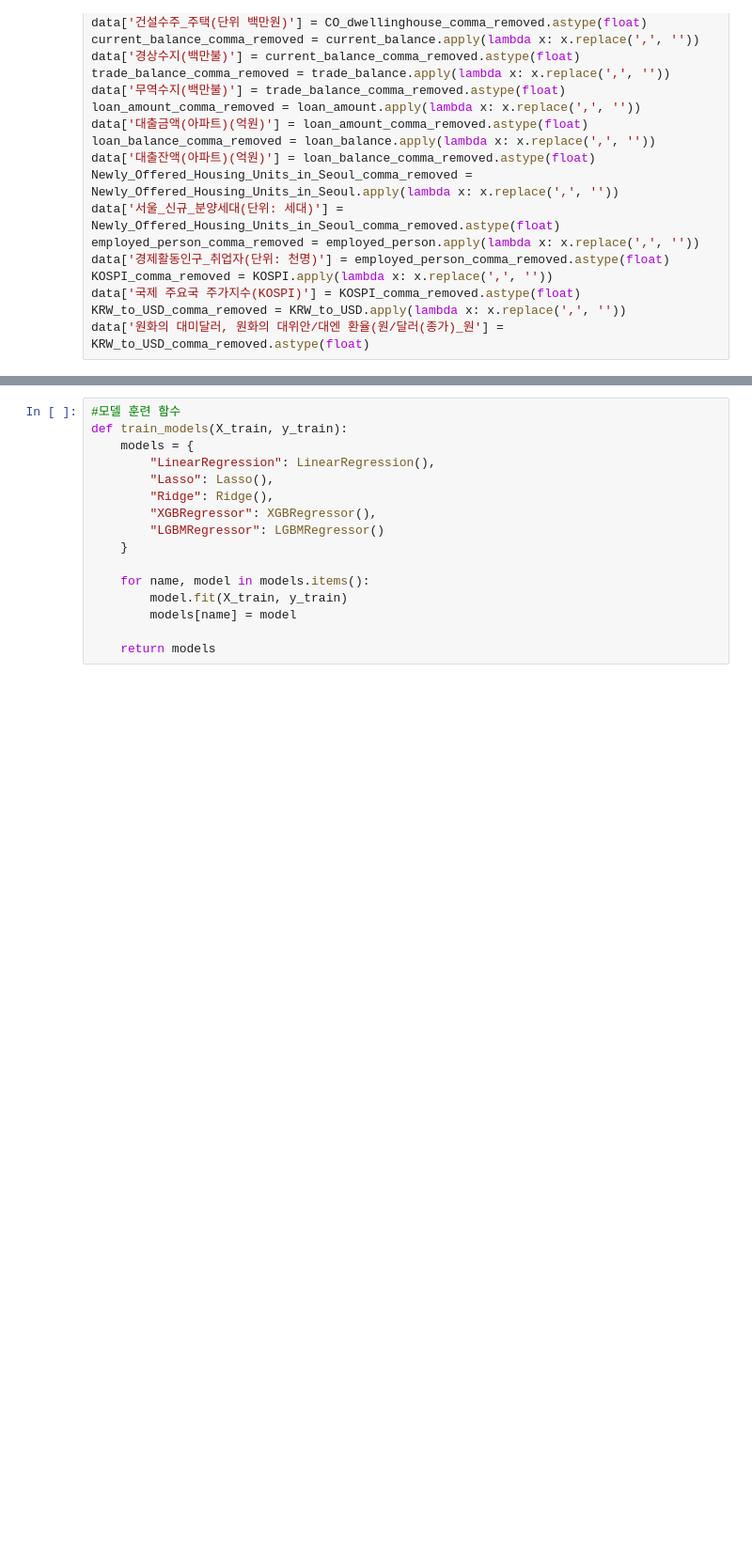
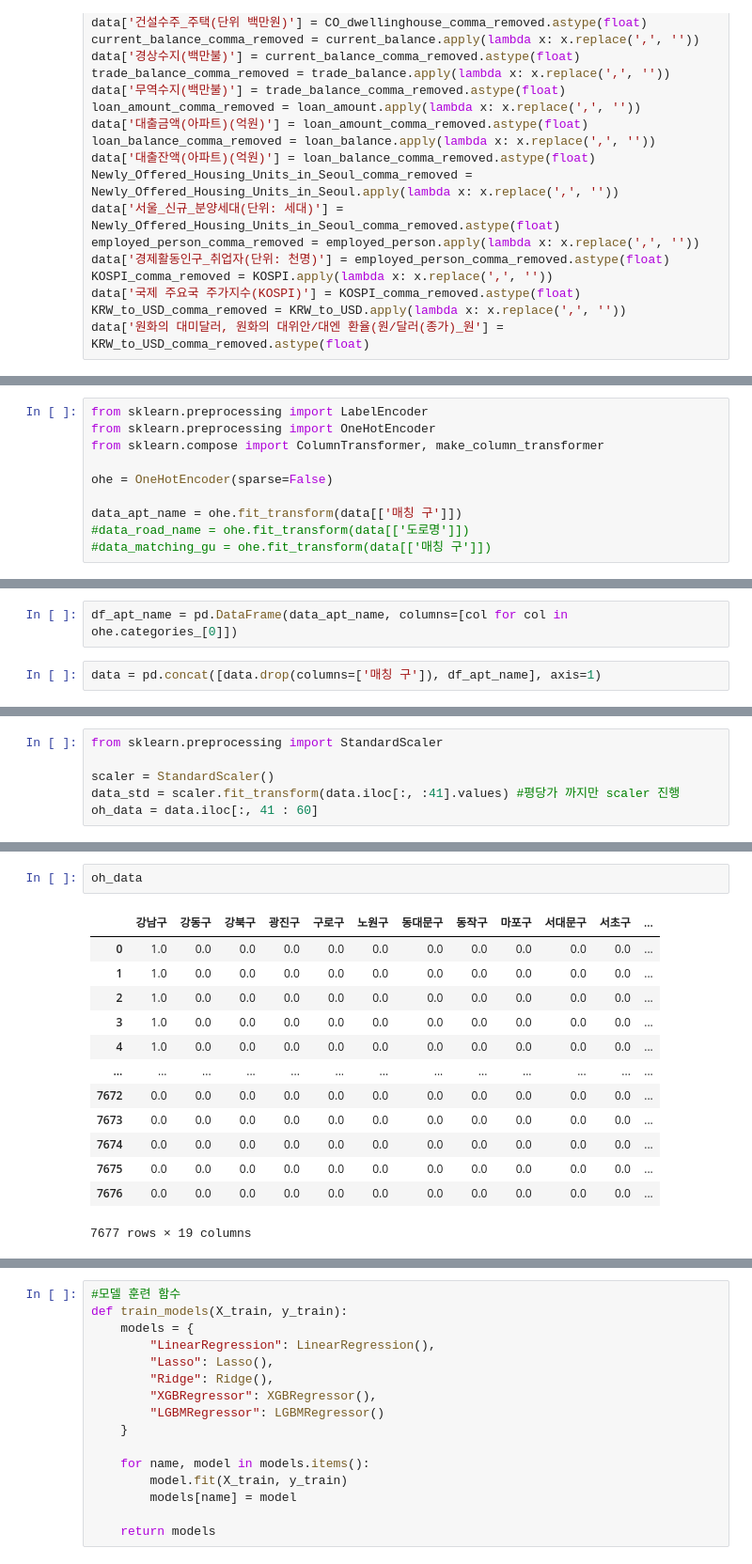
Before and after one commit to vividbaek/Forcasting-Apartment-actual-transaction, a Jupyter notebook: Code/Model/OnehotEncoding_vif.ipynb, the cells around one changed output, grey strips where cells are left out. Shown at 94% size. Saved outputs shown, nothing was run; the diff lists cells and outputs as text; blank space fills up the shorter version.

```diff
--- a/Code/Model/OnehotEncoding_vif.ipynb
+++ b/Code/Model/OnehotEncoding_vif.ipynb
@@ -258,0 +286,10 @@ data['원화의 대미달러, 원화의 대위안/대엔 환율(원/달러(종
+# %%
+from sklearn.preprocessing import LabelEncoder
+from sklearn.preprocessing import OneHotEncoder
+from sklearn.compose import ColumnTransformer, make_column_transformer
+
+ohe = OneHotEncoder(sparse=False)
+
+data_apt_name = ohe.fit_transform(data[['매칭 구']])
+#data_road_name = ohe.fit_transform(data[['도로명']])
+#data_matching_gu = ohe.fit_transform(data[['매칭 구']])
@@ -258,0 +312,4 @@ data['원화의 대미달러, 원화의 대위안/대엔 환율(원/달러(종
+# %%
+df_apt_name = pd.DataFrame(data_apt_name, columns=[col for col in ohe.categories_[0]])
+# %%
+data = pd.concat([data.drop(columns=['매칭 구']), df_apt_name], axis=1)
@@ -258,0 +360,6 @@ data['원화의 대미달러, 원화의 대위안/대엔 환율(원/달러(종
+# %%
+from sklearn.preprocessing import StandardScaler
+
+scaler = StandardScaler()
+data_std = scaler.fit_transform(data.iloc[:, :41].values) #평당가 까지만 scaler 진행
+oh_data = data.iloc[:, 41 : 60]
@@ -258,0 +382,16 @@ data['원화의 대미달러, 원화의 대위안/대엔 환율(원/달러(종
+# %%
+oh_data
+# %% [output]
+|  | 강남구 | 강동구 | 강북구 | 광진구 | 구로구 | 노원구 | 동대문구 | 동작구 | 마포구 | 서대문구 | 서초구 | ... |
+| 0 | 1.0 | 0.0 | 0.0 | 0.0 | 0.0 | 0.0 | 0.0 | 0.0 | 0.0 | 0.0 | 0.0 | ... |
+| 1 | 1.0 | 0.0 | 0.0 | 0.0 | 0.0 | 0.0 | 0.0 | 0.0 | 0.0 | 0.0 | 0.0 | ... |
+| 2 | 1.0 | 0.0 | 0.0 | 0.0 | 0.0 | 0.0 | 0.0 | 0.0 | 0.0 | 0.0 | 0.0 | ... |
+| 3 | 1.0 | 0.0 | 0.0 | 0.0 | 0.0 | 0.0 | 0.0 | 0.0 | 0.0 | 0.0 | 0.0 | ... |
+| 4 | 1.0 | 0.0 | 0.0 | 0.0 | 0.0 | 0.0 | 0.0 | 0.0 | 0.0 | 0.0 | 0.0 | ... |
+| ... | ... | ... | ... | ... | ... | ... | ... | ... | ... | ... | ... | ... |
+| 7672 | 0.0 | 0.0 | 0.0 | 0.0 | 0.0 | 0.0 | 0.0 | 0.0 | 0.0 | 0.0 | 0.0 | ... |
+| 7673 | 0.0 | 0.0 | 0.0 | 0.0 | 0.0 | 0.0 | 0.0 | 0.0 | 0.0 | 0.0 | 0.0 | ... |
+| 7674 | 0.0 | 0.0 | 0.0 | 0.0 | 0.0 | 0.0 | 0.0 | 0.0 | 0.0 | 0.0 | 0.0 | ... |
+| 7675 | 0.0 | 0.0 | 0.0 | 0.0 | 0.0 | 0.0 | 0.0 | 0.0 | 0.0 | 0.0 | 0.0 | ... |
+| 7676 | 0.0 | 0.0 | 0.0 | 0.0 | 0.0 | 0.0 | 0.0 | 0.0 | 0.0 | 0.0 | 0.0 | ... |
+7677 rows × 19 columns
```
Also changed, not shown: parts of 56 cells of this notebook, 1 other file.
